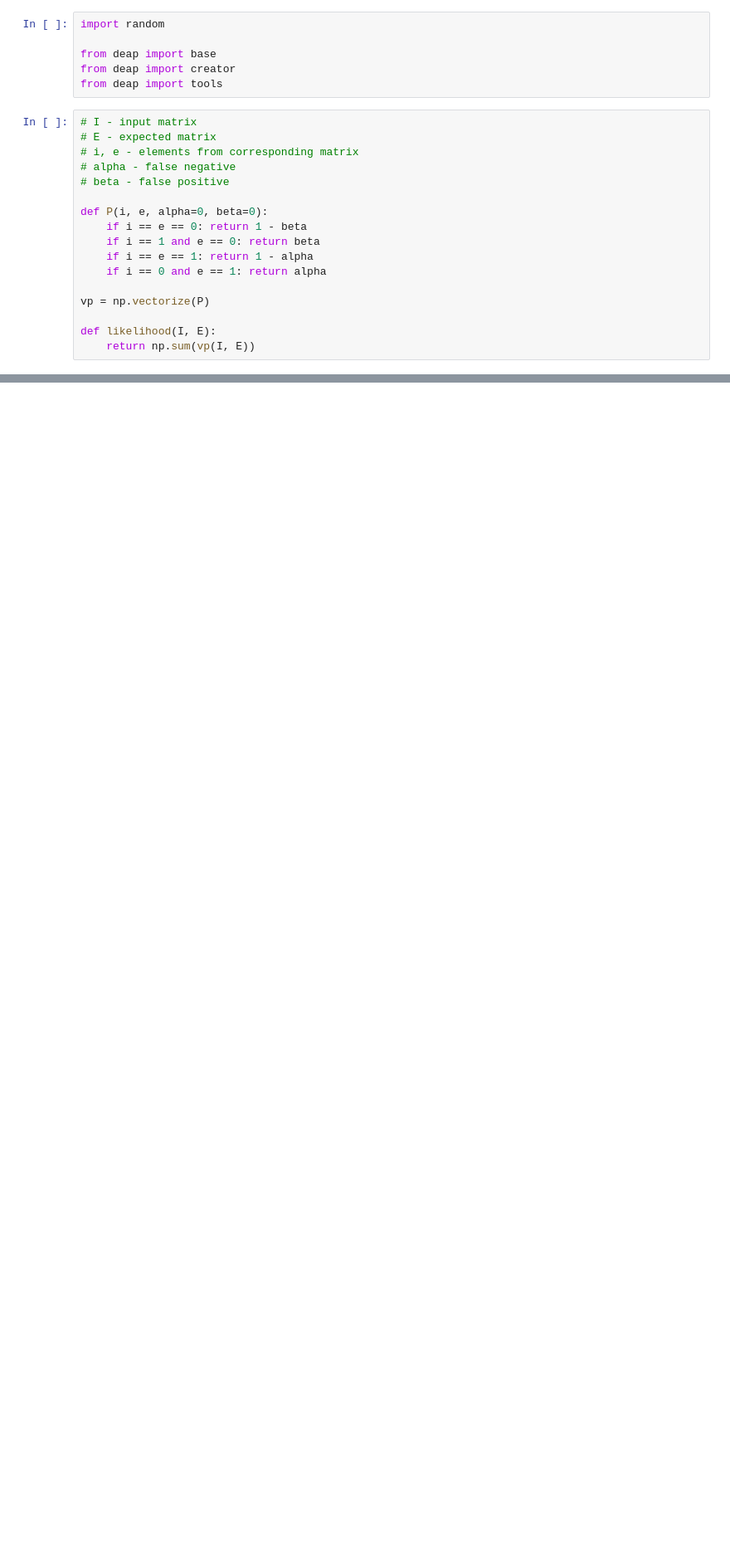
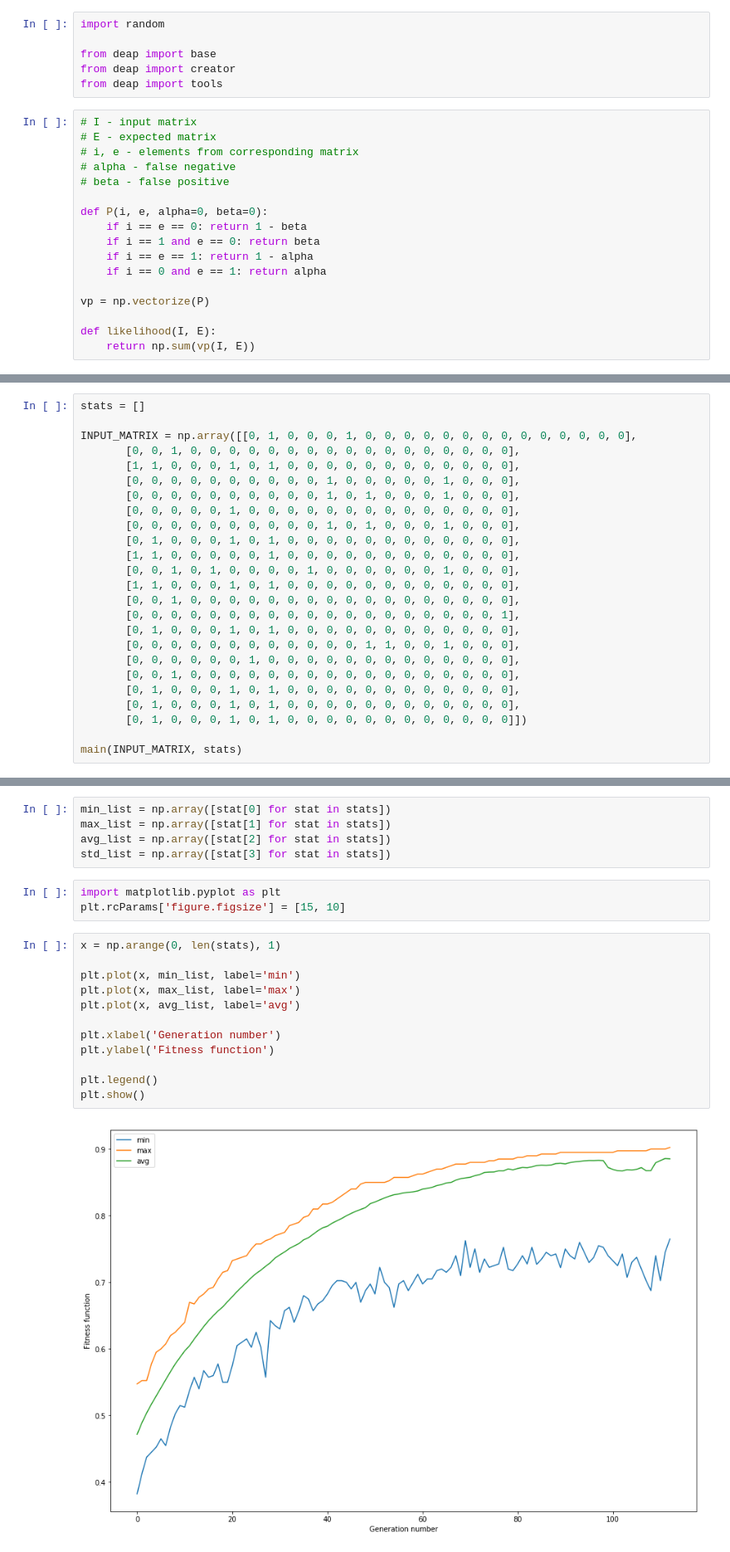
Before and after one commit to vinfinit/EASCPhyR, a Jupyter notebook: ipython_notebooks/eascpr.ipynb, the cells around one changed output, grey strips where cells are left out. Shown at 83% size. Saved outputs shown, nothing was run; the diff lists cells and outputs as text; blank space fills up the shorter version.

```diff
--- a/ipython_notebooks/eascpr.ipynb
+++ b/ipython_notebooks/eascpr.ipynb
@@ -269,0 +283,25 @@ Best individual is [0, 0, 0, 1, 0, 1, 0, 0, 0, 0, 1, 1, 1, 0, 1, 0, 0, 1, 0, 1,
+# %%
+stats = []
+
+INPUT_MATRIX = np.array([[0, 1, 0, 0, 0, 1, 0, 0, 0, 0, 0, 0, 0, 0, 0, 0, 0, 0, 0, 0],
+       [0, 0, 1, 0, 0, 0, 0, 0, 0, 0, 0, 0, 0, 0, 0, 0, 0, 0, 0, 0],
+       [1, 1, 0, 0, 0, 1, 0, 1, 0, 0, 0, 0, 0, 0, 0, 0, 0, 0, 0, 0],
+       [0, 0, 0, 0, 0, 0, 0, 0, 0, 0, 1, 0, 0, 0, 0, 0, 1, 0, 0, 0],
+       [0, 0, 0, 0, 0, 0, 0, 0, 0, 0, 1, 0, 1, 0, 0, 0, 1, 0, 0, 0],
+       [0, 0, 0, 0, 0, 1, 0, 0, 0, 0, 0, 0, 0, 0, 0, 0, 0, 0, 0, 0],
+       [0, 0, 0, 0, 0, 0, 0, 0, 0, 0, 1, 0, 1, 0, 0, 0, 1, 0, 0, 0],
+       [0, 1, 0, 0, 0, 1, 0, 1, 0, 0, 0, 0, 0, 0, 0, 0, 0, 0, 0, 0],
+       [1, 1, 0, 0, 0, 0, 0, 1, 0, 0, 0, 0, 0, 0, 0, 0, 0, 0, 0, 0],
+       [0, 0, 1, 0, 1, 0, 0, 0, 0, 1, 0, 0, 0, 0, 0, 0, 1, 0, 0, 0],
+       [1, 1, 0, 0, 0, 1, 0, 1, 0, 0, 0, 0, 0, 0, 0, 0, 0, 0, 0, 0],
+       [0, 0, 1, 0, 0, 0, 0, 0, 0, 0, 0, 0, 0, 0, 0, 0, 0, 0, 0, 0],
+       [0, 0, 0, 0, 0, 0, 0, 0, 0, 0, 0, 0, 0, 0, 0, 0, 0, 0, 0, 1],
+       [0, 1, 0, 0, 0, 1, 0, 1, 0, 0, 0, 0, 0, 0, 0, 0, 0, 0, 0, 0],
+       [0, 0, 0, 0, 0, 0, 0, 0, 0, 0, 0, 0, 1, 1, 0, 0, 1, 0, 0, 0],
+       [0, 0, 0, 0, 0, 0, 1, 0, 0, 0, 0, 0, 0, 0, 0, 0, 0, 0, 0, 0],
+       [0, 0, 1, 0, 0, 0, 0, 0, 0, 0, 0, 0, 0, 0, 0, 0, 0, 0, 0, 0],
+       [0, 1, 0, 0, 0, 1, 0, 1, 0, 0, 0, 0, 0, 0, 0, 0, 0, 0, 0, 0],
+       [0, 1, 0, 0, 0, 1, 0, 1, 0, 0, 0, 0, 0, 0, 0, 0, 0, 0, 0, 0],
+       [0, 1, 0, 0, 0, 1, 0, 1, 0, 0, 0, 0, 0, 0, 0, 0, 0, 0, 0, 0]])
+
+main(INPUT_MATRIX, stats)
@@ -269,0 +326,22 @@ Best individual is [0, 0, 0, 1, 0, 1, 0, 0, 0, 0, 1, 1, 1, 0, 1, 0, 0, 1, 0, 1,
+# %%
+min_list = np.array([stat[0] for stat in stats])
+max_list = np.array([stat[1] for stat in stats])
+avg_list = np.array([stat[2] for stat in stats])
+std_list = np.array([stat[3] for stat in stats])
+# %%
+import matplotlib.pyplot as plt
+plt.rcParams['figure.figsize'] = [15, 10]
+# %%
+x = np.arange(0, len(stats), 1)
+
+plt.plot(x, min_list, label='min')
+plt.plot(x, max_list, label='max')
+plt.plot(x, avg_list, label='avg')
+
+plt.xlabel('Generation number')
+plt.ylabel('Fitness function')
+
+plt.legend()
+plt.show()
+# %% [output]
+[figure, added]
```
Also changed, not shown: parts of 7 cells of this notebook, 1 other file.
